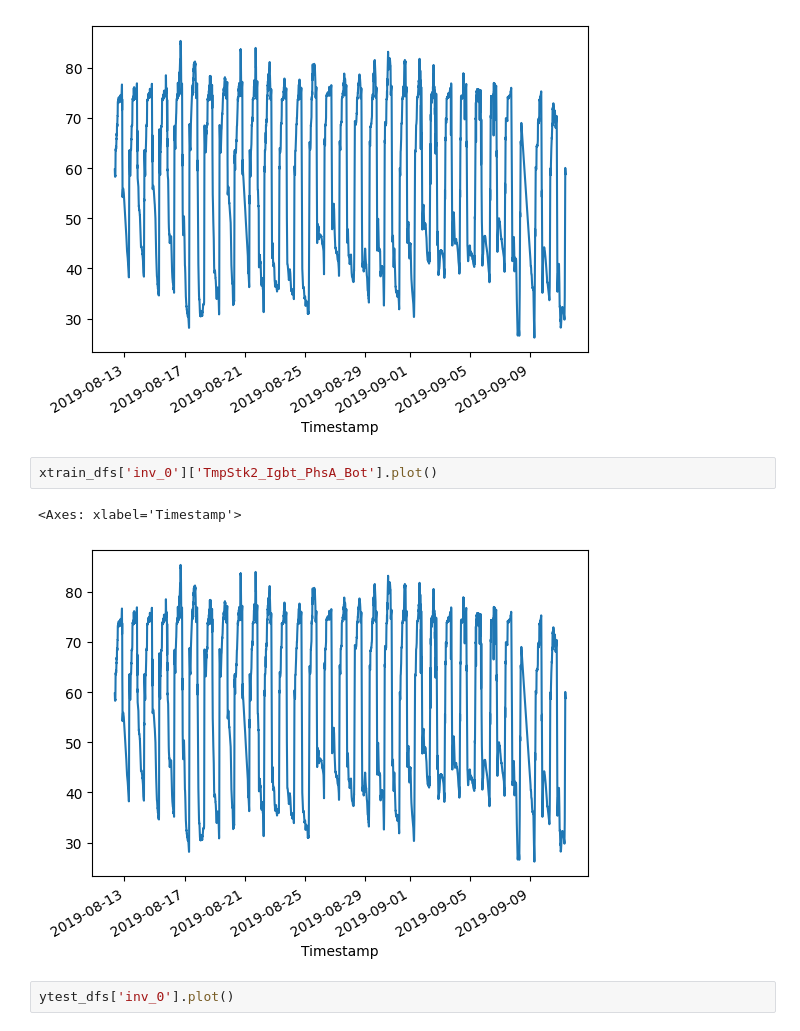
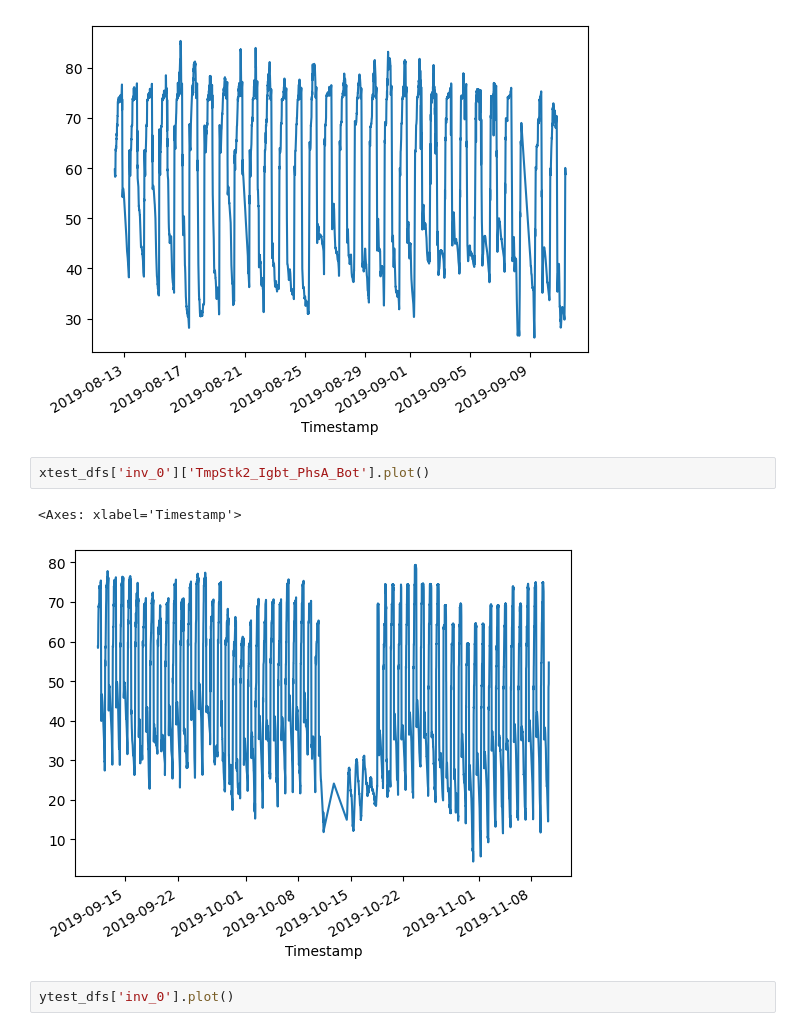
Before and after one commit to johanneshoelker/Smart-Systems-Paper, a Jupyter notebook: Implementation/impl_moment.ipynb, the cells around one changed output. Drawn from its saved outputs; the diff is of its cells as text.

```diff
--- a/Implementation/impl_moment.ipynb
+++ b/Implementation/impl_moment.ipynb
@@ -150,10 +319,10 @@ xtrain_dfs['inv_0']['TmpStk2_Igbt_PhsA_Bot'].plot()
 <Axes: xlabel='Timestamp'>
 [figure]
 # %%
-xtrain_dfs['inv_0']['TmpStk2_Igbt_PhsA_Bot'].plot()
+xtest_dfs['inv_0']['TmpStk2_Igbt_PhsA_Bot'].plot()
 # %% [output]
 <Axes: xlabel='Timestamp'>
-[figure, old version]
+[figure, new version]
 # %%
 ytest_dfs['inv_0'].plot()
 # %% [output]
```
Also changed, not shown: parts of 12 cells of this notebook.
